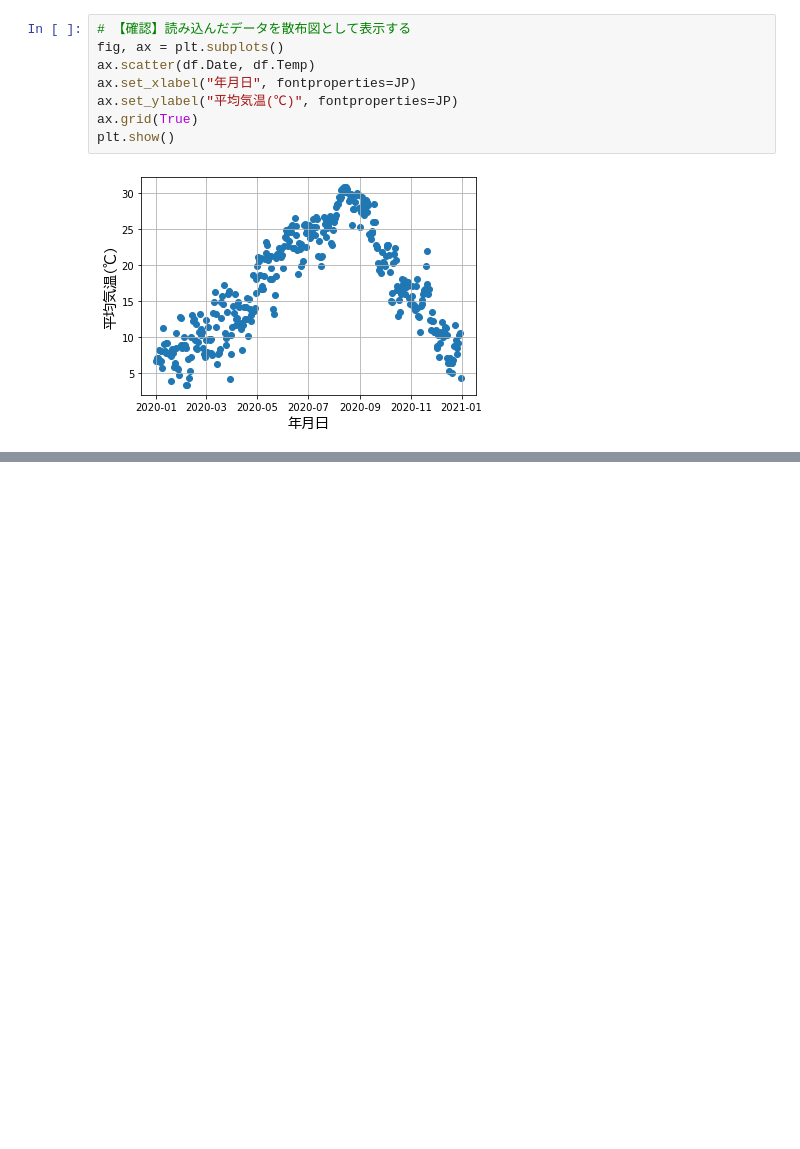
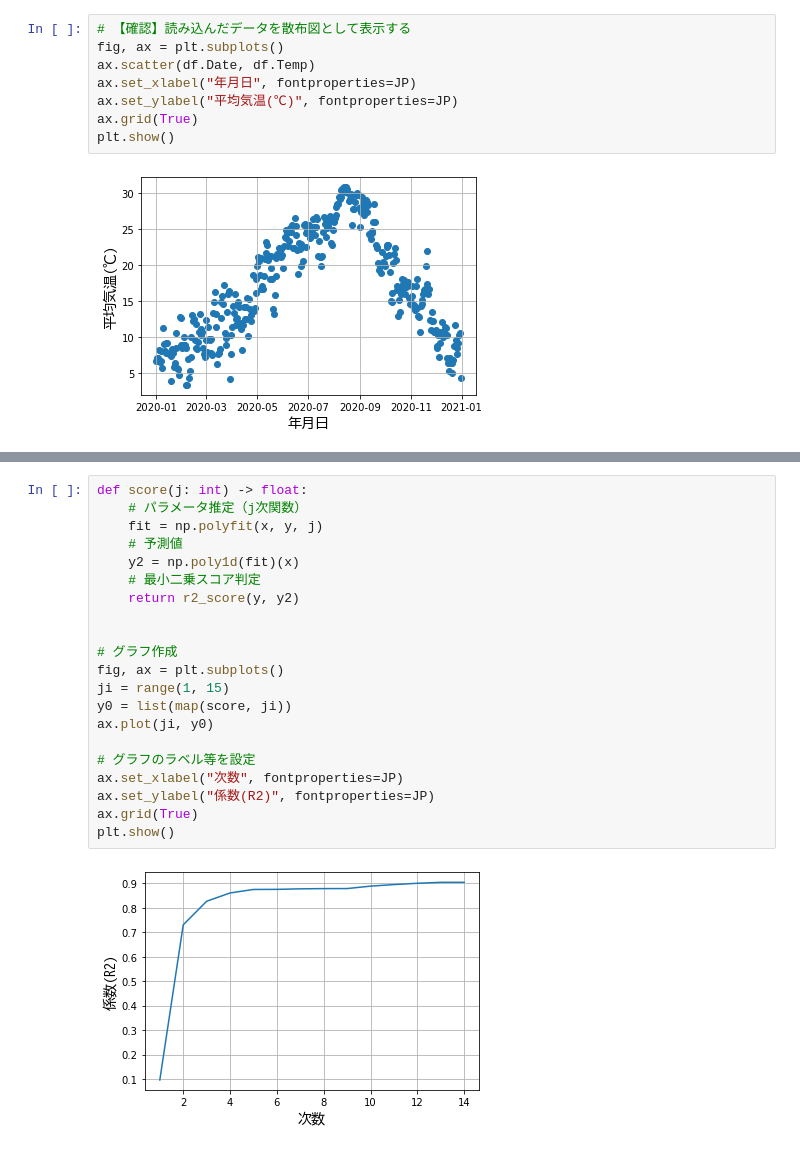
Before and after one commit to Arithmetic02/Study-AI, a Jupyter notebook: 機械学習（2_非線形回帰モデル）/Exercises-1.ipynb, the cells around one changed output, grey strips where cells are left out. Saved outputs shown, nothing was run; the diff lists cells and outputs as text; blank space fills up the shorter version.

```diff
--- a/機械学習（2_非線形回帰モデル）/Exercises-1.ipynb
+++ b/機械学習（2_非線形回帰モデル）/Exercises-1.ipynb
@@ -90,0 +99,23 @@ for j in [1, 2, 5, 10, 20]:
+# %%
+def score(j: int) -> float:
+    # パラメータ推定（j次関数）
+    fit = np.polyfit(x, y, j)
+    # 予測値
+    y2 = np.poly1d(fit)(x)
+    # 最小二乗スコア判定
+    return r2_score(y, y2)
+
+
+# グラフ作成
+fig, ax = plt.subplots()
+ji = range(1, 15)
+y0 = list(map(score, ji))
+ax.plot(ji, y0)
+
+# グラフのラベル等を設定
+ax.set_xlabel("次数", fontproperties=JP)
+ax.set_ylabel("係数(R2)", fontproperties=JP)
+ax.grid(True)
+plt.show()
+# %% [output]
+[figure, added]
```
Also changed, not shown: parts of 1 cell of this notebook, 1 other file.
